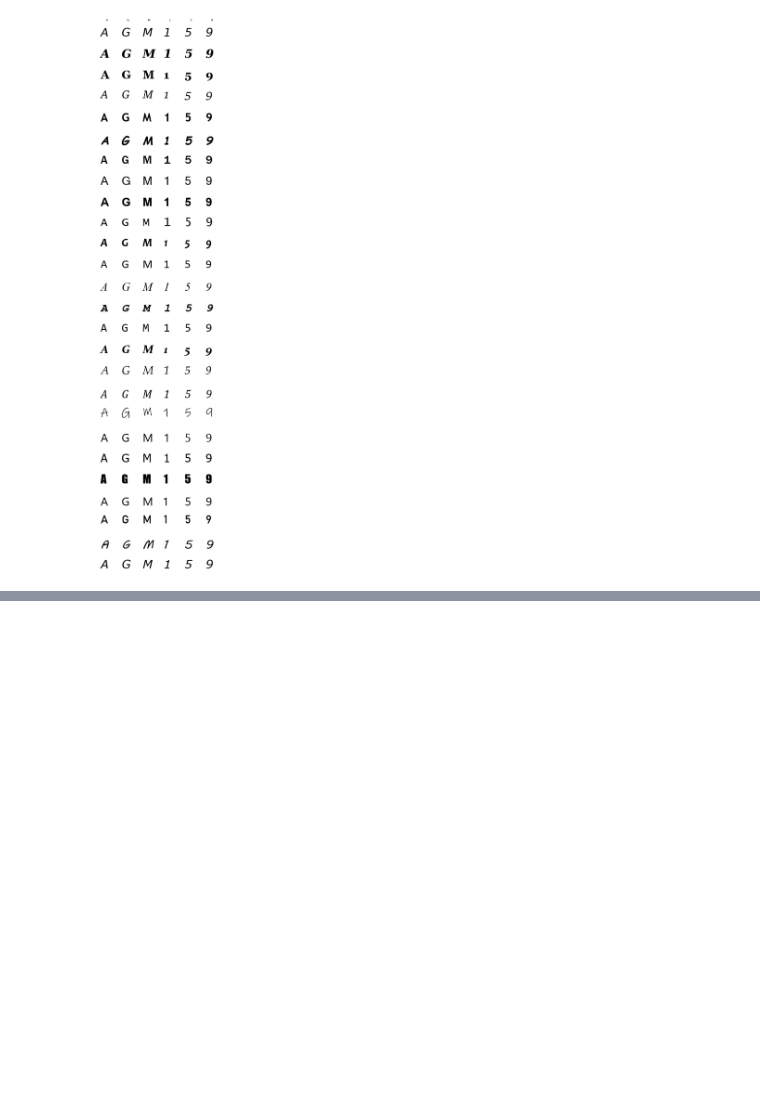
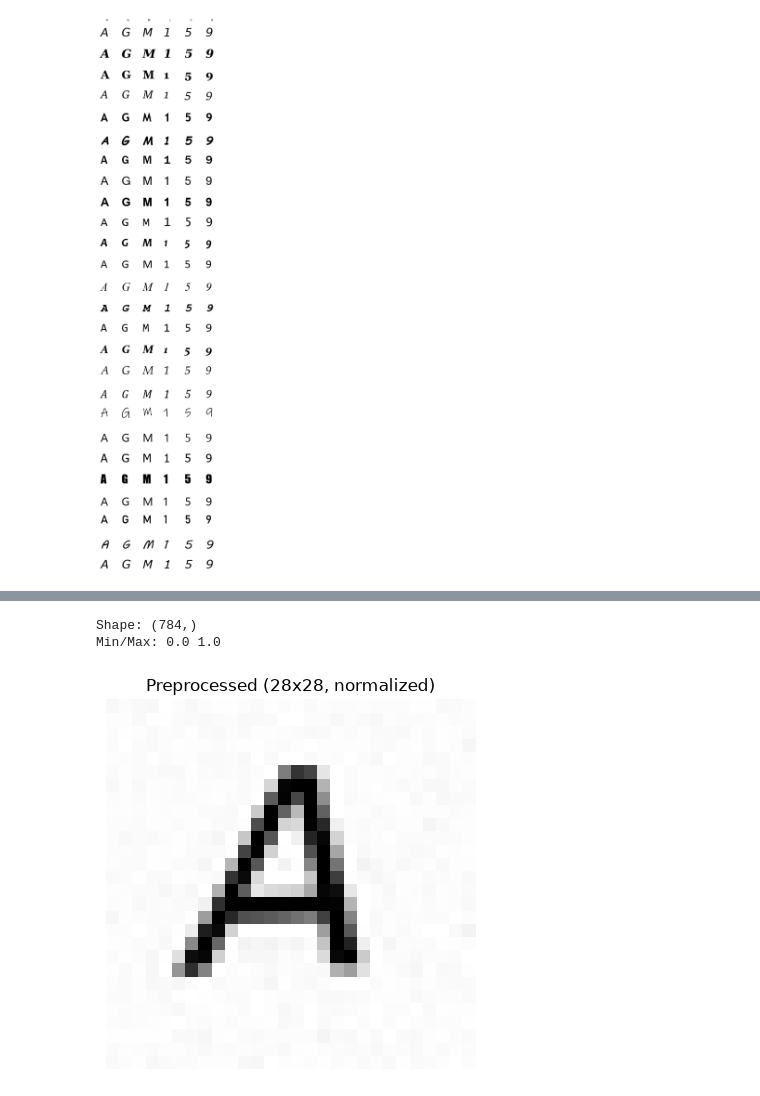
Before and after one commit to Dhivakarseetha-43/-Character-Recognition-NN_ZenteiQ, a Jupyter notebook: notebook/synthds_generation1.ipynb, the cells around one changed output, grey strips where cells are left out. Saved outputs shown, nothing was run; the diff lists cells and outputs as text; code cells hidden in the pictures; blank space fills up the shorter version.

```diff
--- a/notebook/synthds_generation1.ipynb
+++ b/notebook/synthds_generation1.ipynb
@@ -126,0 +219,35 @@ Final locked-in font count: 26
+# %%
+def preprocess_image(img, target_size=28):
+    """
+    Resizes an image to the fixed target size and normalizes pixel values
+    to the [0, 1] range.
+
+    Parameters
+    ----------
+    img : PIL.Image
+        Input grayscale image (any size).
+    target_size : int
+        Output width/height in pixels (square).
+
+    Returns
+    -------
+    np.ndarray
+        Flattened 1D array of length target_size*target_size, values in [0,1].
+    """
+    img = img.resize((target_size, target_size), Image.LANCZOS)
+    arr = np.array(img).astype(np.float32) / 255.0
+    return arr.flatten()
+# %%
+vec = preprocess_image(aug, target_size=28)
+
+print("Shape:", vec.shape)          # expect (784,)
+print("Min/Max:", vec.min(), vec.max())  # expect within [0, 1]
+
+plt.imshow(vec.reshape(28, 28), cmap='gray')
+plt.title("Preprocessed (28x28, normalized)")
+plt.axis('off')
+plt.show()
+# %% [output]
+Shape: (784,)
+Min/Max: 0.0 1.0
+[figure, added]
```
Also changed, not shown: parts of 12 cells of this notebook, 7 other files.
